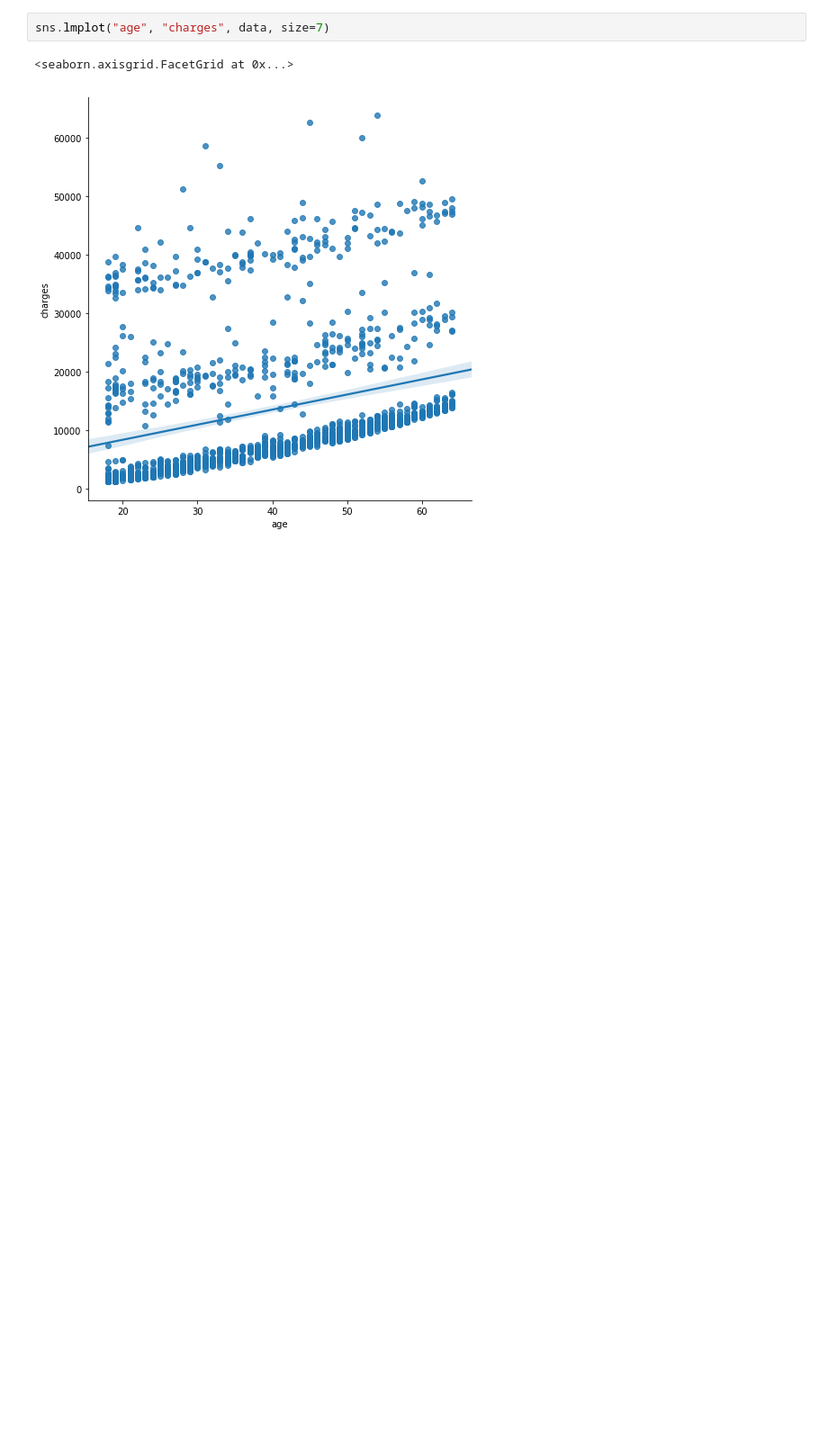
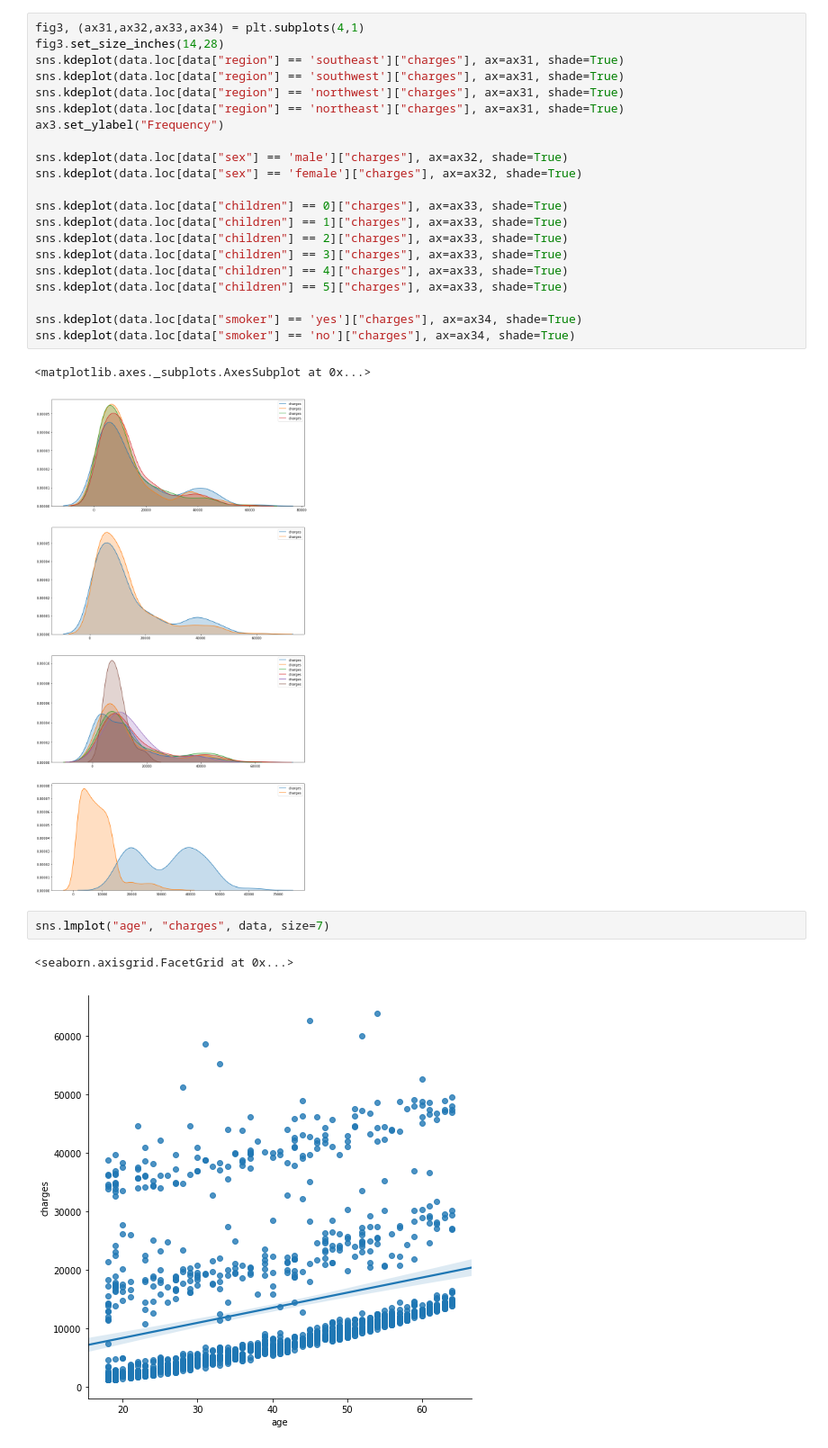
Before and after one commit to nezartarbin/Predicting_Health_Insurance_Costs, a Jupyter notebook: insurance.ipynb, the cells around one changed output. Shown: that part at 90% size. Cells and saved outputs as stored; diff of their text form; blank space fills up the shorter version.

```diff
--- a/insurance.ipynb
+++ b/insurance.ipynb
@@ -83,3 +98,27 @@ sns.kdeplot(nonsmoker_data["charges"], ax=ax3, shade=True)
+# %%
+fig3, (ax31,ax32,ax33,ax34) = plt.subplots(4,1)
+fig3.set_size_inches(14,28)
+sns.kdeplot(data.loc[data["region"] == 'southeast']["charges"], ax=ax31, shade=True)
+sns.kdeplot(data.loc[data["region"] == 'southwest']["charges"], ax=ax31, shade=True)
+sns.kdeplot(data.loc[data["region"] == 'northwest']["charges"], ax=ax31, shade=True)
+sns.kdeplot(data.loc[data["region"] == 'northeast']["charges"], ax=ax31, shade=True)
+ax3.set_ylabel("Frequency")
+
+sns.kdeplot(data.loc[data["sex"] == 'male']["charges"], ax=ax32, shade=True)
+sns.kdeplot(data.loc[data["sex"] == 'female']["charges"], ax=ax32, shade=True)
+
+sns.kdeplot(data.loc[data["children"] == 0]["charges"], ax=ax33, shade=True)
+sns.kdeplot(data.loc[data["children"] == 1]["charges"], ax=ax33, shade=True)
+sns.kdeplot(data.loc[data["children"] == 2]["charges"], ax=ax33, shade=True)
+sns.kdeplot(data.loc[data["children"] == 3]["charges"], ax=ax33, shade=True)
+sns.kdeplot(data.loc[data["children"] == 4]["charges"], ax=ax33, shade=True)
+sns.kdeplot(data.loc[data["children"] == 5]["charges"], ax=ax33, shade=True)
+
+sns.kdeplot(data.loc[data["smoker"] == 'yes']["charges"], ax=ax34, shade=True)
+sns.kdeplot(data.loc[data["smoker"] == 'no']["charges"], ax=ax34, shade=True)
+# %% [output]
+<matplotlib.axes._subplots.AxesSubplot at 0x...>
+[figure, added]
 # %%
 sns.lmplot("age", "charges", data, size=7)
 # %% [output]
```
Also changed, not shown: parts of 14 cells of this notebook.
